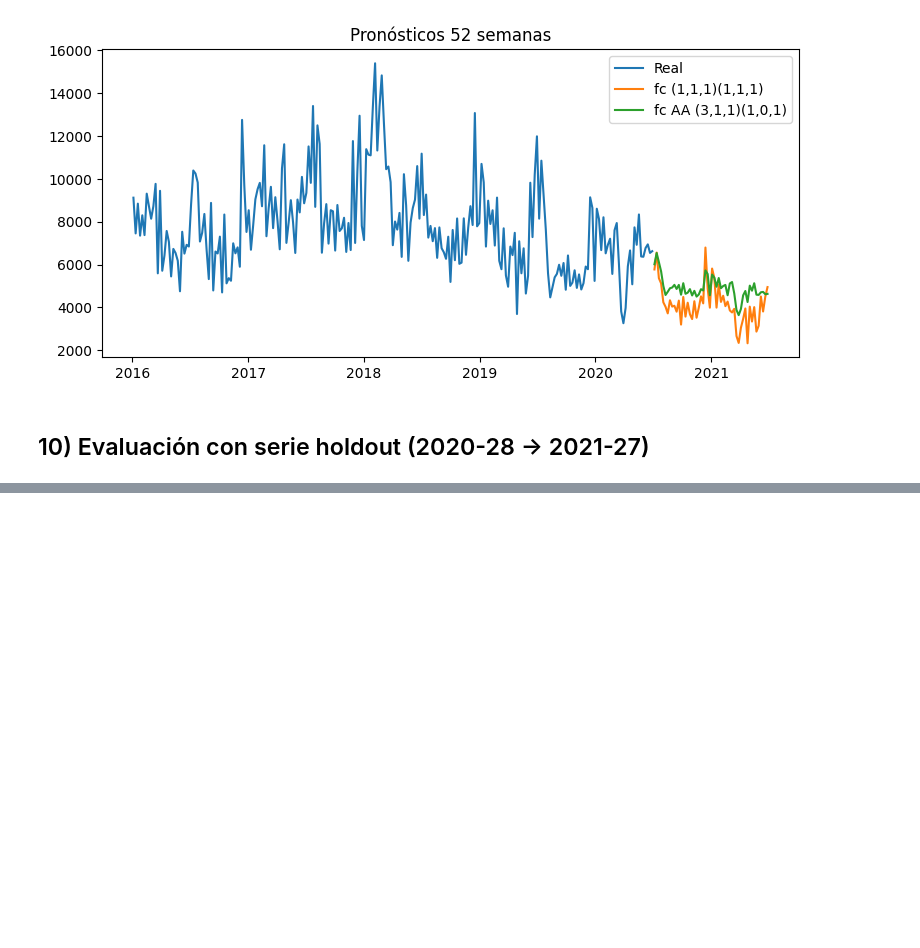
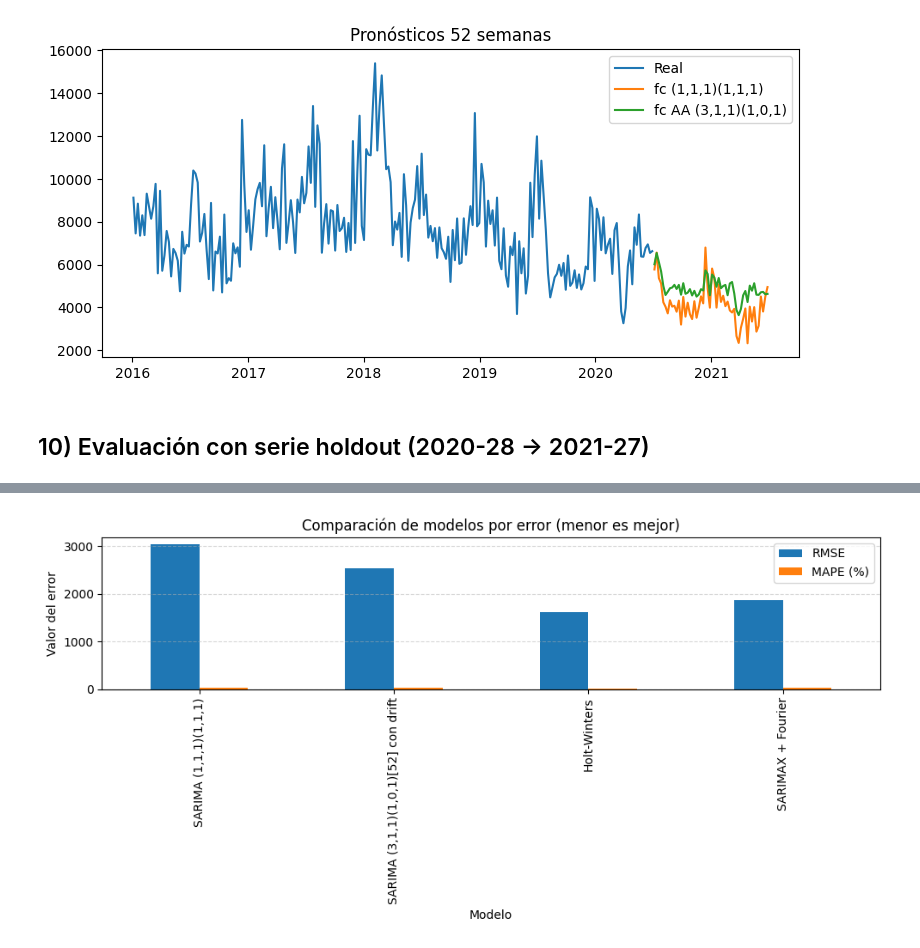
Before and after one commit to emiliano-ipa/AST1-CEIA-UBA-TP3, a Jupyter notebook: TP3.ipynb, the cells around one changed output, grey strips where cells are left out. Saved outputs shown, nothing was run; the diff lists cells and outputs as text; code cells hidden in the pictures; blank space fills up the shorter version.

```diff
--- a/TP3.ipynb
+++ b/TP3.ipynb
@@ -422,0 +481,14 @@ pd.DataFrame(results).T
+# %%
+from statsmodels.tsa.statespace.sarimax import SARIMAX
+
+def fourier_matrix(idx, K, s=52):
+    t = np.arange(len(idx), dtype=float)
+    X = []
+    for k in range(1, K+1):
+        X.append(np.sin(2*np.pi*k*t/s))
+        X.append(np.cos(2*np.pi*k*t/s))
+    return pd.DataFrame(np.column_stack(X), index=idx)
+# %%
+# Construir exógenas para train y 52 semanas futuras
+h = 52
+idx_fut = pd.date_range(y.index[-1] + pd.Timedelta(weeks=1), periods=h, freq='W-MON')
@@ -422,0 +517,6 @@ pd.DataFrame(results).T
+# %%
+# Forecast con el mejor K e inversa log
+_, K_best, res_fx = mejor
+X_fut_best = fourier_matrix(idx_fut, K_best)
+pred_fx = res_fx.get_forecast(steps=h, exog=X_fut_best)
+fc_fx = np.expm1(pred_fx.predicted_mean)  # serie pronosticada en nivel
@@ -422,0 +587,62 @@ pd.DataFrame(results).T
+# %%
+from sklearn.metrics import mean_absolute_percentage_error, mean_squared_error, mean_absolute_error
+import numpy as np
+import pandas as pd
+import matplotlib.pyplot as plt
+
+comparaciones = {
+    'SARIMA (1,1,1)(1,1,1)': fc1,
+    'SARIMA (3,1,1)(1,0,1)[52] con drift': fcaa,
+    'Holt-Winters': fc_hw,
+    'SARIMAX + Fourier': fc_fx
+}
+
+resultados = []
+for nombre, fc in comparaciones.items():
+    # Convertir a Serie si no lo es
+    fc = forecast_to_series(fc)
+
+    # Alinear índices con observados reales
+    df = pd.concat([y_obs, fc.rename('Pred')], axis=1)
+    df = df.replace([np.inf, -np.inf], np.nan).dropna()
+
+    if df.empty:
+        print(f"⚠️ {nombre}: sin datos válidos para comparar.")
+        continue
+
+    obs = df.iloc[:, 0]
+    pred = df.iloc[:, 1]
+    err = obs - pred
+
+    # Métricas robustas
+    rmse = np.sqrt(mean_squared_error(obs, pred))
+    mae = mean_absolute_error(obs, pred)
+    mape = mean_absolute_percentage_error(obs, pred) * 100
+    r2 = 1 - np.sum(err**2) / np.sum((obs - obs.mean())**2)
+
+    err_pct = np.abs(err / obs.replace(0, np.nan))  # evitar div 0
+    pct_bajo30 = (err_pct < 0.30).mean() * 100
+
+    resultados.append({
+        'Modelo': nombre,
+        'RMSE': rmse,
+        'MAE': mae,
+        'MAPE (%)': mape,
+        'R²': r2,
+        '% error < 30%': pct_bajo30,
+        'N_obs': len(df)
+    })
+
+# Crear tabla resumen
+df_resultados = pd.DataFrame(resultados).set_index('Modelo').round(3)
+display(df_resultados)
+
+# Visual
+plt.figure(figsize=(10,5))
+df_resultados[['RMSE','MAPE (%)']].plot(kind='bar', figsize=(10,5))
+plt.title("Comparación de modelos por error (menor es mejor)")
+plt.ylabel("Valor del error")
+plt.grid(True, axis='y', linestyle='--', alpha=0.5)
+plt.tight_layout()
+plt.show()
+# %% [output]
@@ -422,0 +656 @@ pd.DataFrame(results).T
+[figure, added]
```
Also changed, not shown: parts of 14 cells of this notebook.
